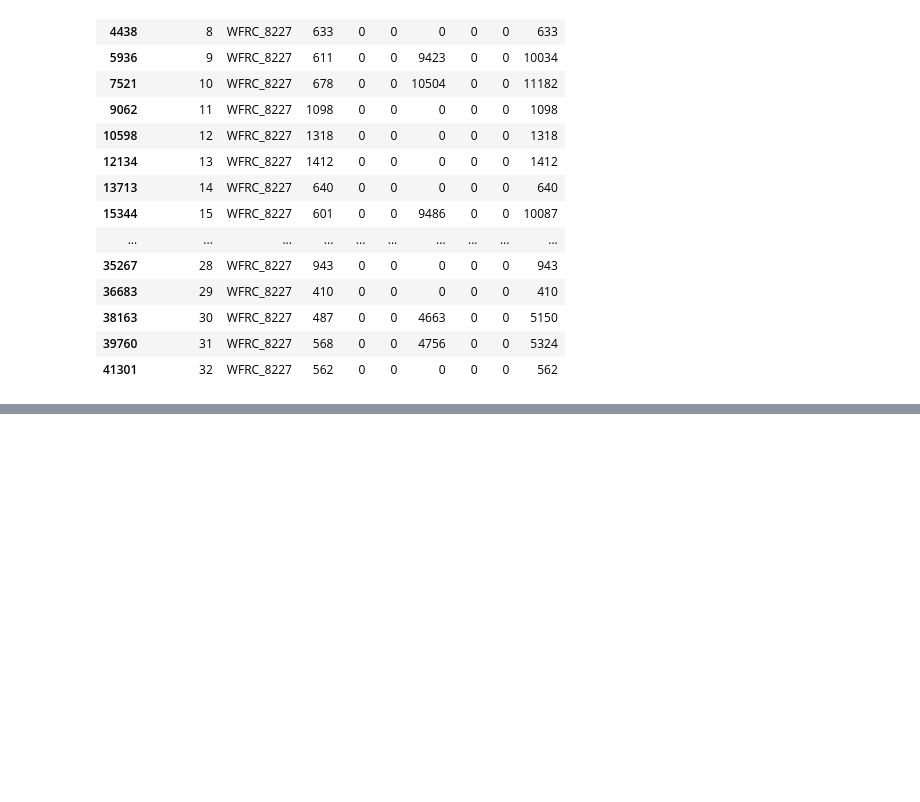
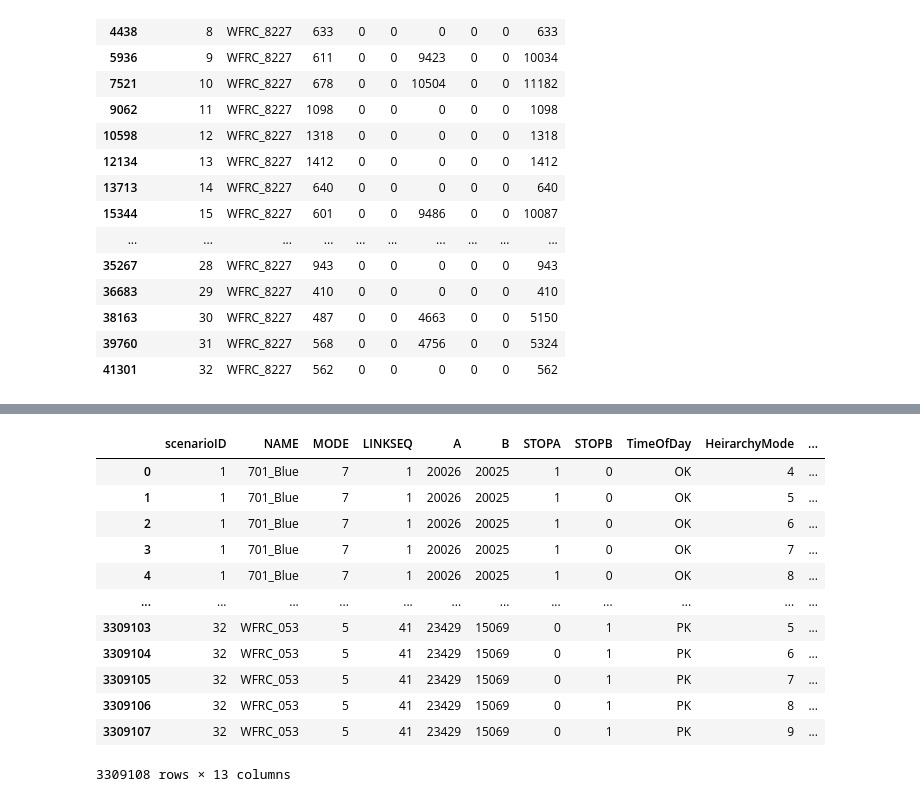
Before and after one commit to WFRCAnalytics/TDM-VAL-Scenario-Comparison-Toolbox, a Jupyter notebook: 2.1-TotalTDMTool/A-OldDataReformatAndPrepForApp.ipynb, the cells around one changed output, grey strips where cells are left out. Saved outputs shown, nothing was run; the diff lists cells and outputs as text; code cells hidden in the pictures; blank space fills up the shorter version.

```diff
--- a/2.1-TotalTDMTool/A-OldDataReformatAndPrepForApp.ipynb
+++ b/2.1-TotalTDMTool/A-OldDataReformatAndPrepForApp.ipynb
@@ -377,3 +423,8 @@ dfTotVolStatsBySegID_byMode[dfTotVolStatsBySegID_byMode['SEGID']=='WFRC_8227']
 | 38163 | 30 | WFRC_8227 | 487 | 0 | 0 | 4663 | 0 | 0 | 5150 |
 | 39760 | 31 | WFRC_8227 | 568 | 0 | 0 | 4756 | 0 | 0 | 5324 |
 | 41301 | 32 | WFRC_8227 | 562 | 0 | 0 | 0 | 0 | 0 | 562 |
+# %%
+dfPADetail_melt = dfPADetailWithRevNames
+dfPADetail_melt = dfPADetail_melt.melt(id_vars=['scenarioID','NAME','MODE','LINKSEQ','A','B','STOPA','STOPB'], var_name='TransitVariable', value_name='TransitValue')
+dfPADetail_melt
+#dfPADetail_melt.columns
@@ -379,0 +503,24 @@ dfTotVolStatsBySegID_byMode[dfTotVolStatsBySegID_byMode['SEGID']=='WFRC_8227']
+# %%
+dfPALong = pd.DataFrame.merge(dfPADetail_melt, dfVarToFields, on='TransitVariable')
+dfPALong.drop(columns=('TransitVariable'),inplace=True)
+dfPALong_pivot = dfPALong.pivot_table(index=('scenarioID','NAME','MODE','LINKSEQ','A','B','STOPA','STOPB','TimeOfDay','HeirarchyMode'), columns=('AccessMode','BrdAXitB'))
+dfPALong_pivot.columns = dfPALong_pivot.columns.to_flat_index()
+dfPALong_pivot = dfPALong_pivot.reset_index()
+
+#delete rows with all zeros
+dfPALong_pivot.columns = ('scenarioID','NAME','MODE','LINKSEQ','A','B','STOPA','STOPB','TimeOfDay','HeirarchyMode','D_BRDA','W_BRDA','X_XITB')
+dfPALong_pivot
+# %% [output]
+|  | scenarioID | NAME | MODE | LINKSEQ | A | B | STOPA | STOPB | TimeOfDay | HeirarchyMode | ... |
+| 0 | 1 | 701_Blue | 7 | 1 | 20026 | 20025 | 1 | 0 | OK | 4 | ... |
+| 1 | 1 | 701_Blue | 7 | 1 | 20026 | 20025 | 1 | 0 | OK | 5 | ... |
+| 2 | 1 | 701_Blue | 7 | 1 | 20026 | 20025 | 1 | 0 | OK | 6 | ... |
+| 3 | 1 | 701_Blue | 7 | 1 | 20026 | 20025 | 1 | 0 | OK | 7 | ... |
+| 4 | 1 | 701_Blue | 7 | 1 | 20026 | 20025 | 1 | 0 | OK | 8 | ... |
+| ... | ... | ... | ... | ... | ... | ... | ... | ... | ... | ... | ... |
+| 3309103 | 32 | WFRC_053 | 5 | 41 | 23429 | 15069 | 0 | 1 | PK | 5 | ... |
+| 3309104 | 32 | WFRC_053 | 5 | 41 | 23429 | 15069 | 0 | 1 | PK | 6 | ... |
+| 3309105 | 32 | WFRC_053 | 5 | 41 | 23429 | 15069 | 0 | 1 | PK | 7 | ... |
+| 3309106 | 32 | WFRC_053 | 5 | 41 | 23429 | 15069 | 0 | 1 | PK | 8 | ... |
+| 3309107 | 32 | WFRC_053 | 5 | 41 | 23429 | 15069 | 0 | 1 | PK | 9 | ... |
+3309108 rows × 13 columns
```
Also changed, not shown: parts of 5 cells of this notebook.
